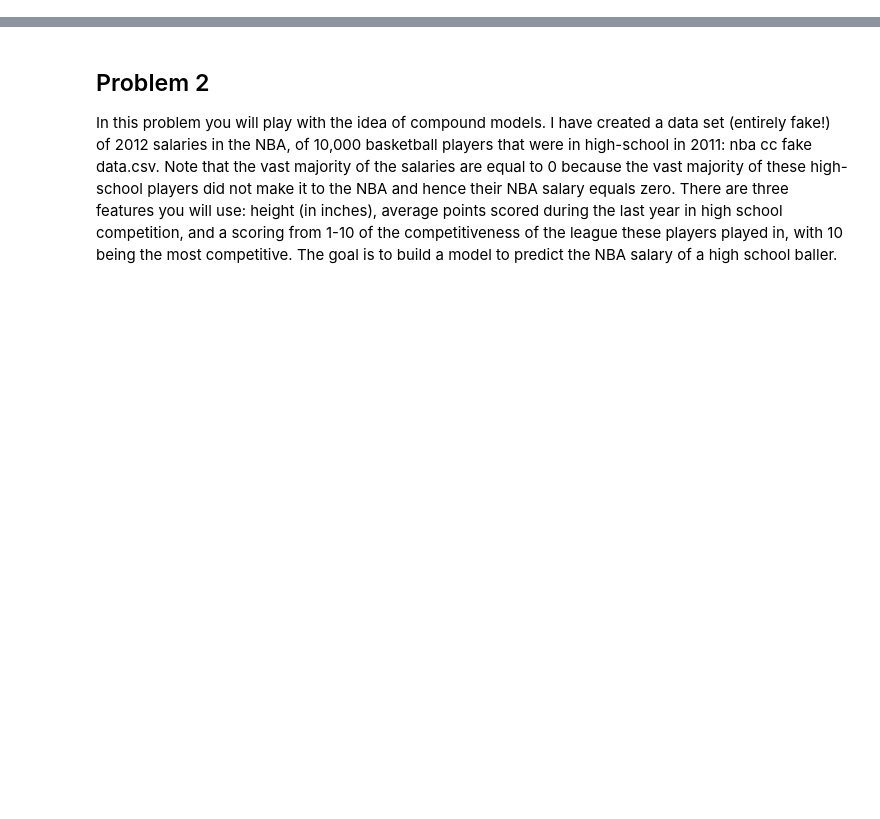
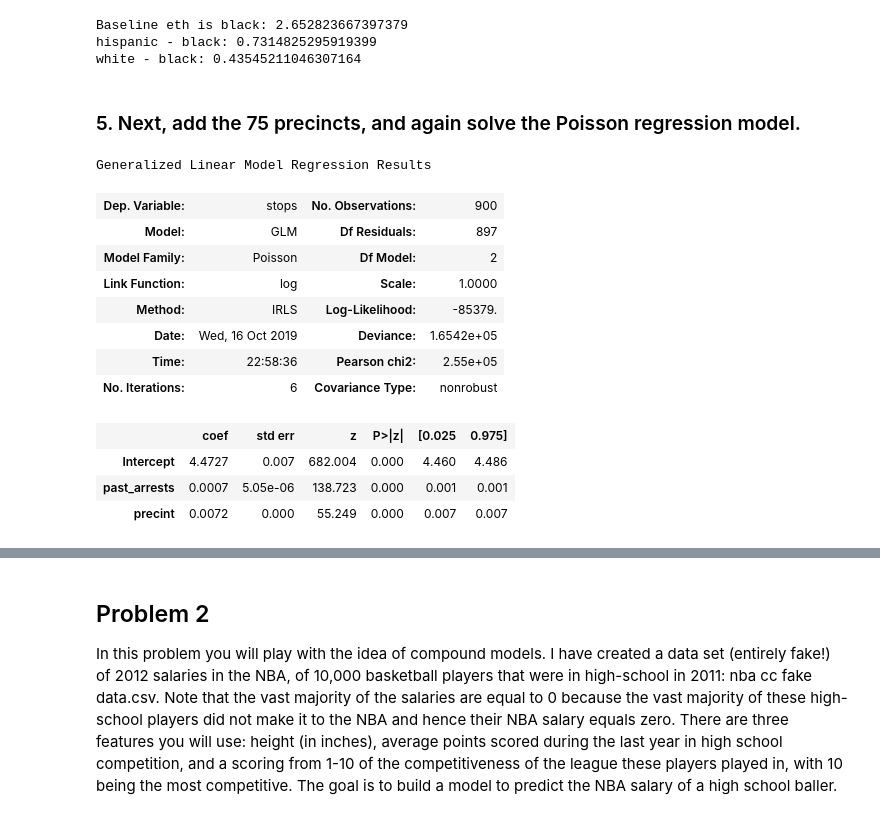
Before and after one commit to mxviteri/bds_hm1, a Jupyter notebook: hw5/HW5.ipynb, the cells around one changed output, grey strips where cells are left out. Drawn from its saved outputs; the diff is of its cells as text; code cells hidden in the pictures; blank space fills up the shorter version.

```diff
--- a/hw5/HW5.ipynb
+++ b/hw5/HW5.ipynb
@@ -0,0 +153,33 @@
+# %%
+baseline = eth_coef['black']
+print('Baseline eth is {}: {}'.format('black', baseline))
+print('hispanic - black: {}'.format(eth_coef['hispanic'] / eth_coef['black']))
+print('white - black: {}'.format(eth_coef['white'] / eth_coef['black']))
+# %% [output]
+Baseline eth is black: 2.652823667397379
+hispanic - black: 0.7314825295919399
+white - black: 0.43545211046307164
+# %% [markdown]
+### 5\. Next, add the 75 precincts, and again solve the Poisson regression model.
+# %%
+formula = 'stops ~ past_arrests + precint'
+
+response, predictors = dmatrices(formula, df, return_type='dataframe')
+
+glm_pois = GLM(response, predictors, family=sm.families.Poisson())
+res = glm_pois.fit()
+res.summary()
+# %% [output]
+Generalized Linear Model Regression Results
+| Dep. Variable: | stops | No. Observations: | 900 |
+| Model: | GLM | Df Residuals: | 897 |
+| Model Family: | Poisson | Df Model: | 2 |
+| Link Function: | log | Scale: | 1.0000 |
+| Method: | IRLS | Log-Likelihood: | -85379. |
+| Date: | Wed, 16 Oct 2019 | Deviance: | 1.6542e+05 |
+| Time: | 22:58:36 | Pearson chi2: | 2.55e+05 |
+| No. Iterations: | 6 | Covariance Type: | nonrobust |
+|  | coef | std err | z | P>|z| | [0.025 | 0.975] |
+| Intercept | 4.4727 | 0.007 | 682.004 | 0.000 | 4.460 | 4.486 |
+| past_arrests | 0.0007 | 5.05e-06 | 138.723 | 0.000 | 0.001 | 0.001 |
+| precint | 0.0072 | 0.000 | 55.249 | 0.000 | 0.007 | 0.007 |
```
Also changed, not shown: parts of 13 cells of this notebook, 1 other file.
